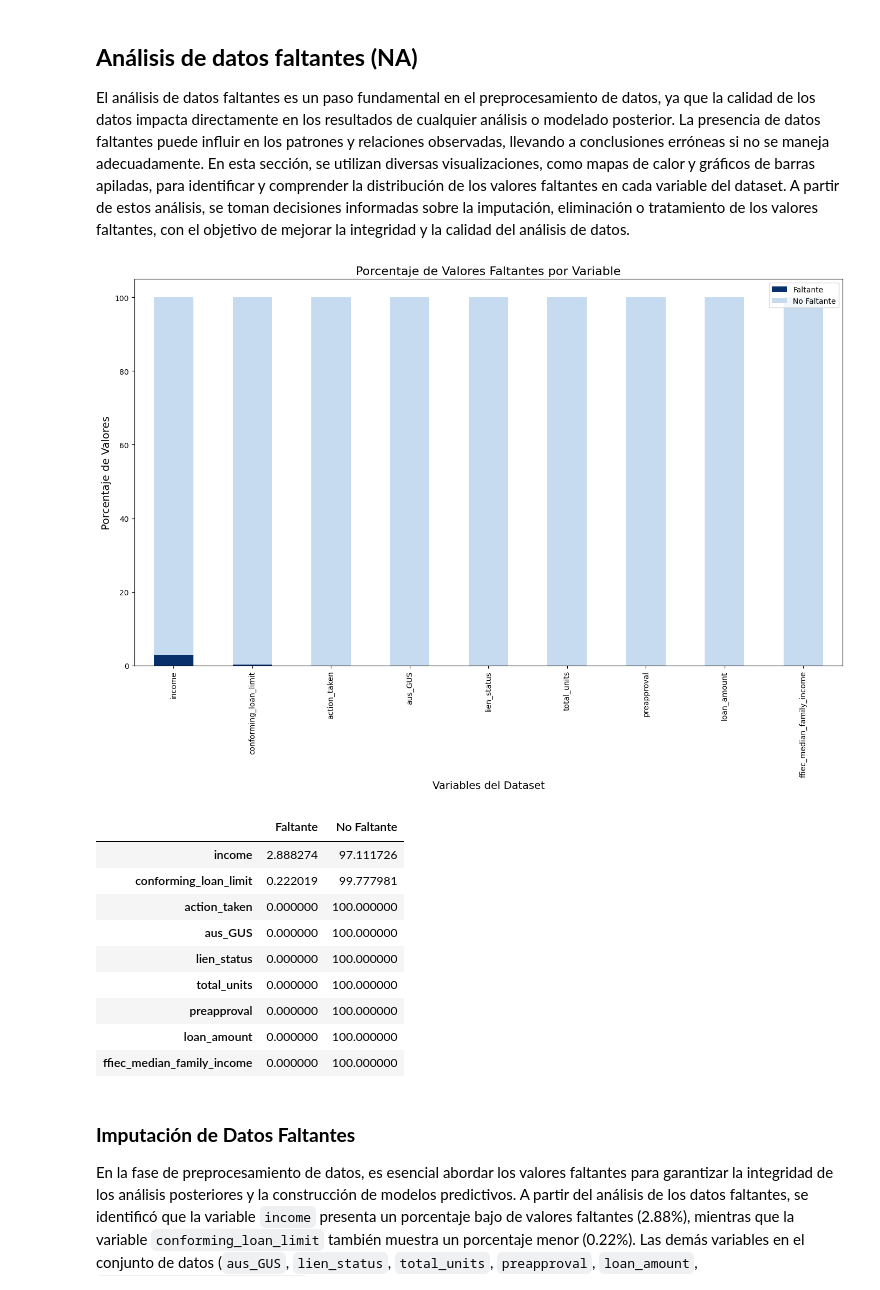
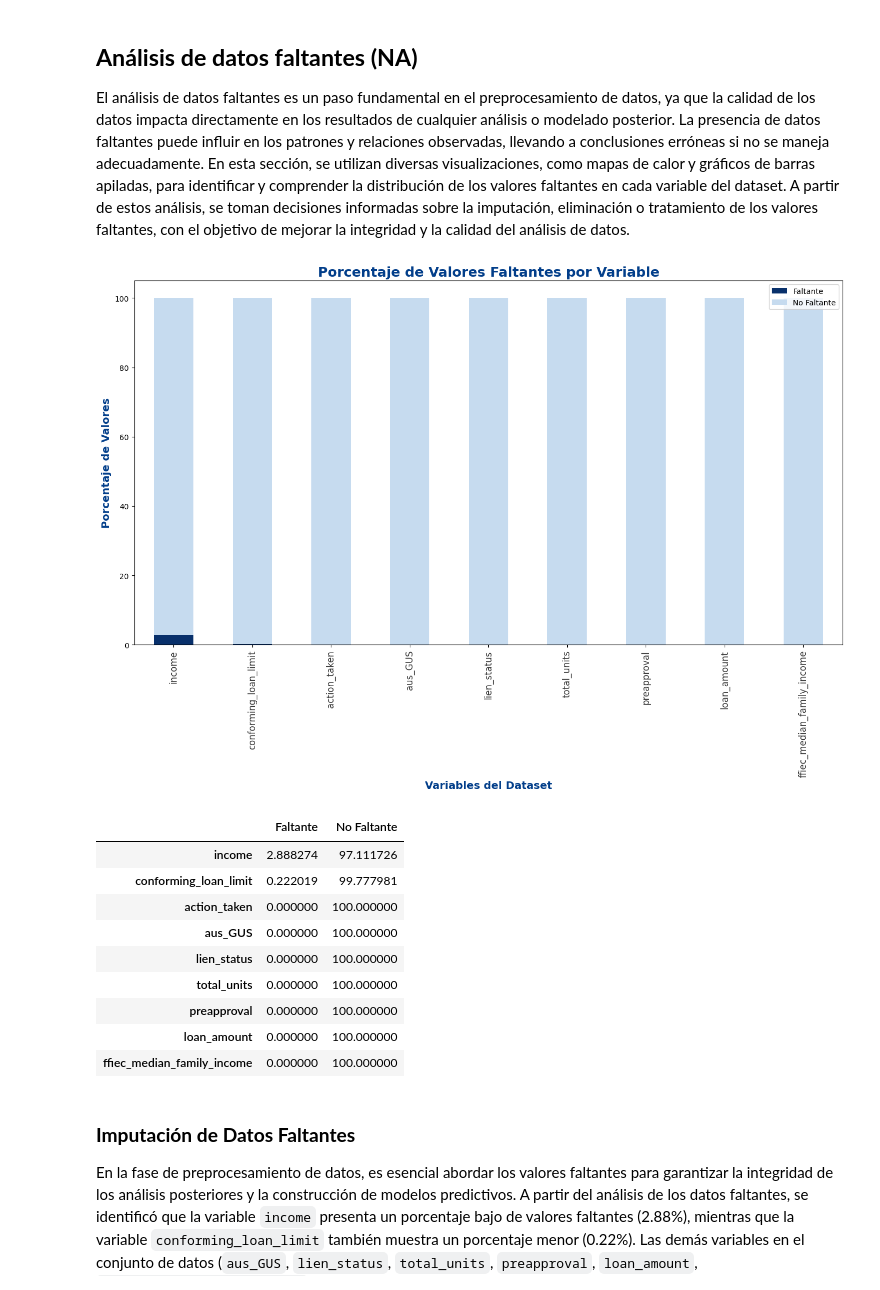
Before and after one commit to zharicks/EDA, a Jupyter notebook: _sources/EDA.ipynb, the cells around one changed output. Saved outputs shown, nothing was run; the diff lists cells and outputs as text; code cells hidden in the pictures.

```diff
--- a/_sources/EDA.ipynb
+++ b/_sources/EDA.ipynb
@@ -667,23 +667,24 @@ El análisis de datos faltantes es un paso fundamental en el preprocesamiento de
 # %%
 MissingPercentages = (Dataset.isnull().mean() * 100).sort_values(ascending=False)
 
 MissingData = pd.DataFrame({'Faltante': MissingPercentages, 'No Faltante': 100 - MissingPercentages})
 
 plt.figure(figsize=(14, 10))
 MissingData.plot(kind='bar', stacked=True, color=['#08306b', '#c6dbef'], ax=plt.gca())
 
-plt.title('Porcentaje de Valores Faltantes por Variable', fontsize=16)
-plt.xlabel('Variables del Dataset', fontsize=14)
-plt.ylabel('Porcentaje de Valores', fontsize=14)
-plt.xticks(rotation=90, fontsize=10)
+plt.title('Porcentaje de Valores Faltantes por Variable', fontsize=18, weight='bold', color='#023e8a')
+plt.xlabel('Variables del Dataset', fontsize=14, weight='bold', color='#023e8a')
+plt.ylabel('Porcentaje de Valores', fontsize=14, weight='bold', color='#023e8a')
+plt.xticks(rotation=90, fontsize=12, color='#3B3B3B')
 plt.legend(['Faltante', 'No Faltante'], loc='upper right')
+
 
 plt.tight_layout()
 plt.show()
 
 display(MissingData)
 # %% [output]
-[figure, old version]
+[figure, new version]
 |  | Faltante | No Faltante |
 | income | 2.888274 | 97.111726 |
 | conforming_loan_limit | 0.222019 | 99.777981 |
```
Also changed, not shown: parts of 9 cells of this notebook, 9 other files.
